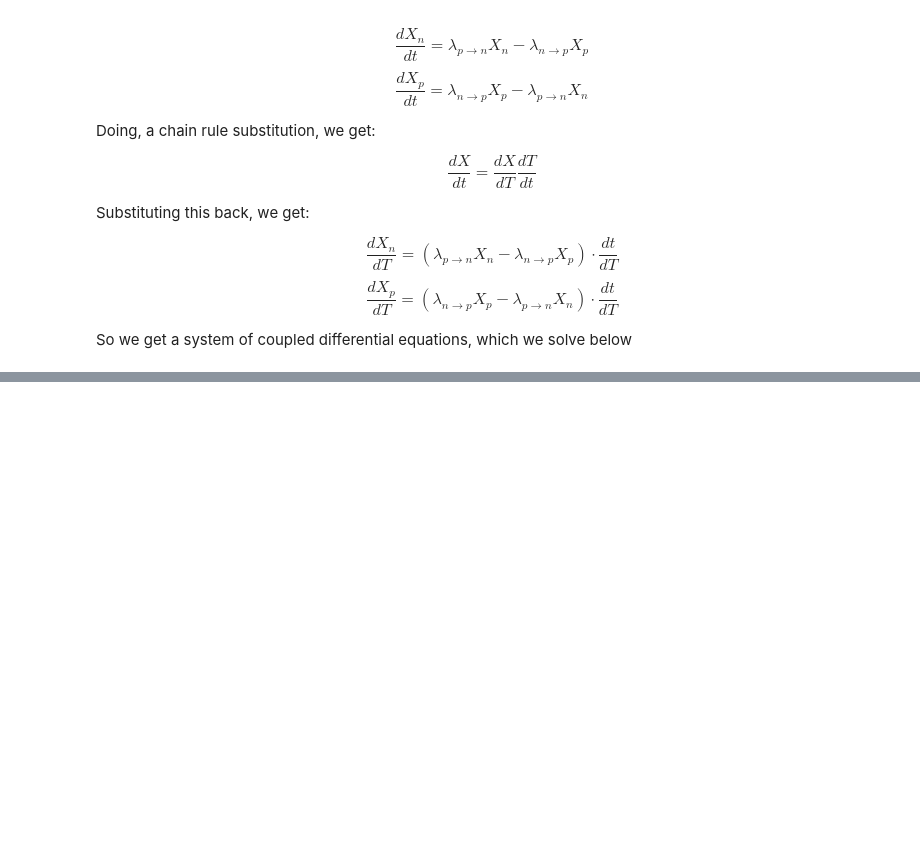
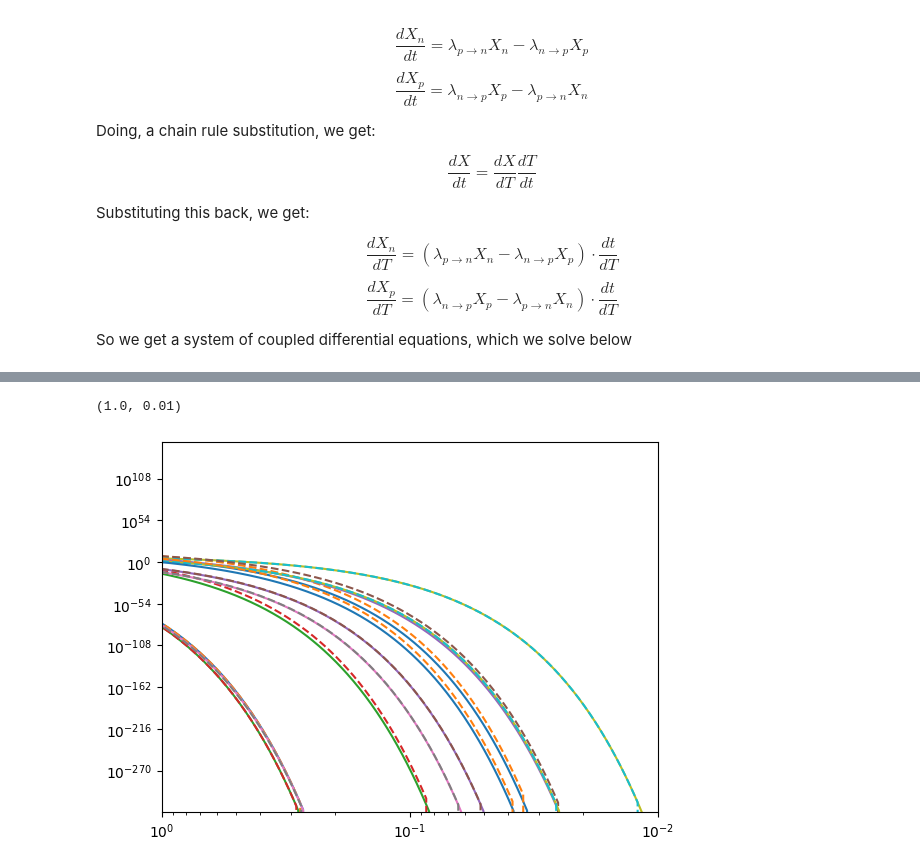
Before and after one commit to Booritth-Balaji/Dark-Matter-Thesis, a Jupyter notebook: Codes-and-Data/BBN-simple-recreated.ipynb, the cells around one changed output, grey strips where cells are left out. Cells and saved outputs as stored; diff of their text form; code cells hidden in the pictures; blank space fills up the shorter version.

```diff
--- a/Codes-and-Data/BBN-simple-recreated.ipynb
+++ b/Codes-and-Data/BBN-simple-recreated.ipynb
@@ -578,0 +911,11 @@ plt.show()
+# %%
+
+
+T9 = MeVtoK9(T)
+
+rhob = h * T9**3
+
+# Importing the comparison data for the density
+df = pd.read_csv("digitized-plots/BBN-simple-plots/ForwardRate_cross_sections.csv")
+
+df_rev = pd.read_csv("digitized-plots/BBN-simple-plots/ReverseRate_cross_sections.csv")
@@ -578,0 +960,42 @@ plt.show()
+# %%
+# Plotting the reverse rates for all the reactions
+
+plt.loglog(T9, crosssection(T, Rxn_dict["p+n->D+gamma"]["a_reverse"]), label='p + n -> D + γ')
+plt.loglog(T9, df_rev['p+n->D+γ']/rhob, label='p + n -> D + γ (Digitized)', linestyle='--')
+
+plt.loglog(T9, crosssection(T, Rxn_dict["D+p->He3+gamma"]["a_reverse"]), label='D + p -> He3 + γ')
+plt.loglog(T9, df_rev['D+p->He3+γ']/rhob, label='D + p -> He3 + γ (Digitized)', linestyle='--')
+
+plt.loglog(T9, crosssection(T, Rxn_dict["D+D->He3+n"]["a_reverse"]), label='D + D -> He3 + n')
+plt.loglog(T9, df_rev['D+D->n+He3']/rhob, label='D + D -> He3 + n (Digitized)', linestyle='--')
+
+plt.loglog(T9, crosssection(T, Rxn_dict["D+D->p+T"]["a_reverse"]), label='D + D -> p + T')
+plt.loglog(T9, df_rev['D+D->p+T']/rhob, label='D + D -> p + T (Digitized)', linestyle='--')
+
+plt.loglog(T9, crosssection(T, Rxn_dict["He3+n->T+p"]["a_reverse"]), label='He3 + n -> T + p')
+plt.loglog(T9, df_rev['He3+n->p+T']/rhob, label='He3 + n -> T + p (Digitized)', linestyle='--')
+
+plt.loglog(T9, crosssection(T, Rxn_dict["T+D->n+He4"]["a_reverse"]), label='T + D -> n + He4')
+plt.loglog(T9, df_rev['T+D->n+He4']/rhob, label='T + D -> n + He4 (Digitized)', linestyle='--')
+
+plt.loglog(T9, crosssection(T, Rxn_dict["He3+D->p+He4"]["a_reverse"]), label='He3 + D -> p + He4')
+plt.loglog(T9, df_rev['He3+D->p+He4']/rhob, label='He3 + D -> p + He4 (Digitized)', linestyle='--')
+
+plt.loglog(T9, crosssection(T, Rxn_dict["He3+He4->gamma+Be7"]["a_reverse"]), label='He3 + He4 -> γ + Be7')
+plt.loglog(T9, df_rev['He3+He4->Be7+γ']/rhob, label='He3 + He4 -> γ + Be7 (Digitized)', linestyle='--')
+
+plt.loglog(T9, crosssection(T, Rxn_dict["Li7+p->He4+He4"]["a_reverse"]), label='Li7 + p -> He4 + He4')
+plt.loglog(T9, df_rev['Li7+p->He4+He4']/rhob, label='Li7 + p -> He4 + He4 (Digitized)', linestyle='--')
+
+plt.loglog(T9, crosssection(T, Rxn_dict["Be7+n->p+Li7"]["a_reverse"]), label='Be7 + n -> p + Li7')
+plt.loglog(T9, df_rev['Be7+n->p+Li7']/rhob, label='Be7 + n -> p + Li7 (Digitized)', linestyle='--')
+
+plt.loglog(T9, crosssection(T, Rxn_dict["T+He4->gamma+Li7"]["a_reverse"]), label='T + He4 -> γ + Li7')
+plt.loglog(T9, df_rev['T+He4->Li7+γ']/rhob, label='T + He4 -> γ + Li7 (Digitized)', linestyle='--')
+
+
+plt.xlim(1e0, 1e-2)
+# plt.ylim(1e-38, 1e16)
+# %% [output]
+(1.0, 0.01)
+[figure, added]
```
Also changed, not shown: parts of 21 cells of this notebook, 12 other files.
